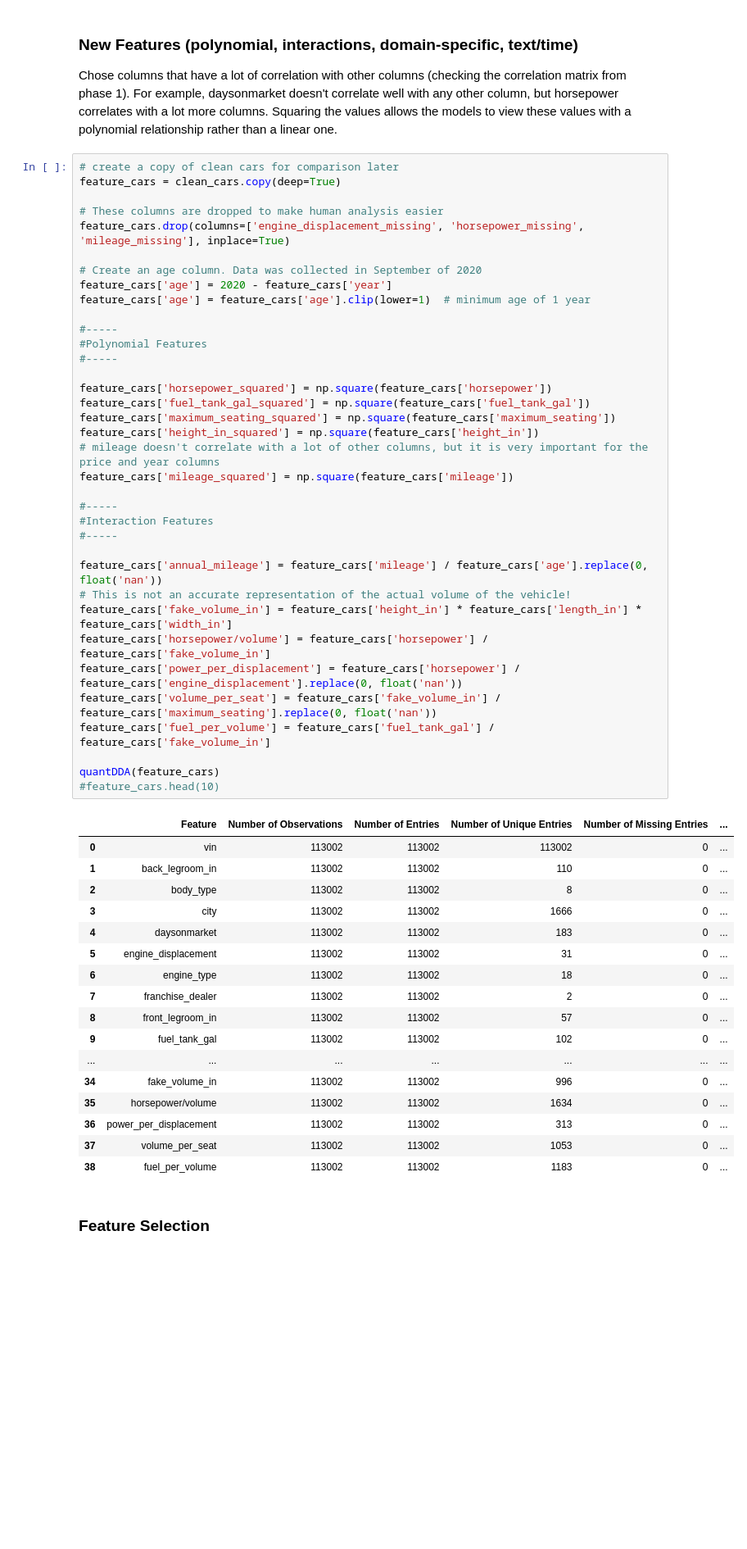
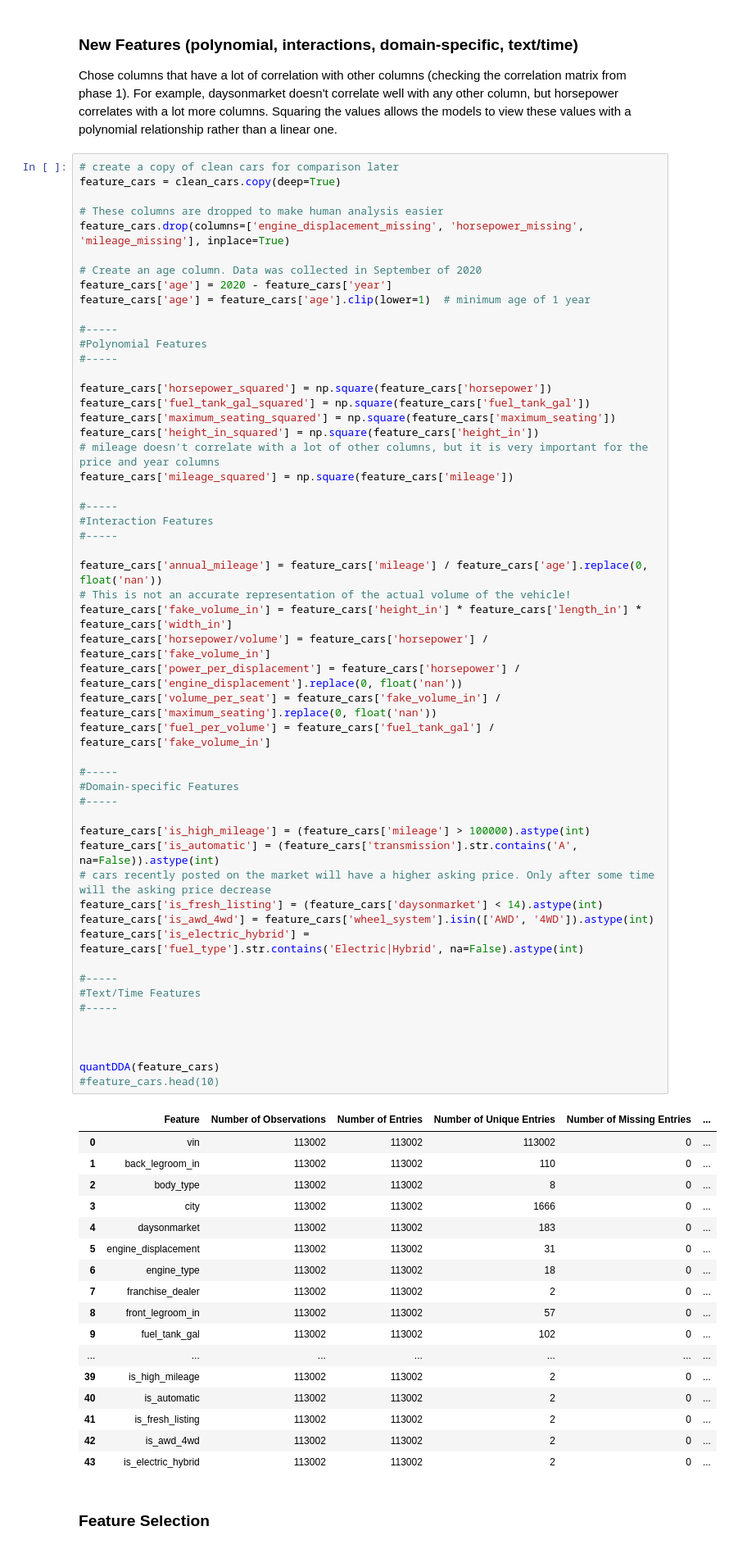
Before and after one commit to chalou123456/COMP333_Group_O, a Jupyter notebook: COMP333_PROJECT_GROUP_O.ipynb, the cells around one changed output. Shown at 82% size. Cells and saved outputs as stored; diff of their text form; blank space fills up the shorter version.

```diff
--- a/COMP333_PROJECT_GROUP_O.ipynb
+++ b/COMP333_PROJECT_GROUP_O.ipynb
@@ -1303,38 +1303,55 @@ feature_cars['height_in_squared'] = np.square(feature_cars['height_in'])
 # mileage doesn't correlate with a lot of other columns, but it is very important for the price and year columns
 feature_cars['mileage_squared'] = np.square(feature_cars['mileage'])
 
 #-----
 #Interaction Features
 #-----
 
 feature_cars['annual_mileage'] = feature_cars['mileage'] / feature_cars['age'].replace(0, float('nan'))
 # This is not an accurate representation of the actual volume of the vehicle!
 feature_cars['fake_volume_in'] = feature_cars['height_in'] * feature_cars['length_in'] * feature_cars['width_in']
 feature_cars['horsepower/volume'] = feature_cars['horsepower'] / feature_cars['fake_volume_in']
 feature_cars['power_per_displacement'] = feature_cars['horsepower'] / feature_cars['engine_displacement'].replace(0, float('nan'))
 feature_cars['volume_per_seat'] = feature_cars['fake_volume_in'] / feature_cars['maximum_seating'].replace(0, float('nan'))
 feature_cars['fuel_per_volume'] = feature_cars['fuel_tank_gal'] / feature_cars['fake_volume_in']
 
+#-----
+#Domain-specific Features
+#-----
+
+feature_cars['is_high_mileage'] = (feature_cars['mileage'] > 100000).astype(int)
+feature_cars['is_automatic'] = (feature_cars['transmission'].str.contains('A', na=False)).astype(int)
+# cars recently posted on the market will have a higher asking price. Only after some time will the asking price decrease
+feature_cars['is_fresh_listing'] = (feature_cars['daysonmarket'] < 14).astype(int)
+feature_cars['is_awd_4wd'] = feature_cars['wheel_system'].isin(['AWD', '4WD']).astype(int)
+feature_cars['is_electric_hybrid'] = feature_cars['fuel_type'].str.contains('Electric|Hybrid', na=False).astype(int)
+
+#-----
+#Text/Time Features
+#-----
+
+
+
 quantDDA(feature_cars)
 #feature_cars.head(10)
 # %% [output]
 |  | Feature | Number of Observations | Number of Entries | Number of Unique Entries | Number of Missing Entries | ... |
 | 0 | vin | 113002 | 113002 | 113002 | 0 | ... |
 | 1 | back_legroom_in | 113002 | 113002 | 110 | 0 | ... |
 | 2 | body_type | 113002 | 113002 | 8 | 0 | ... |
 | 3 | city | 113002 | 113002 | 1666 | 0 | ... |
 | 4 | daysonmarket | 113002 | 113002 | 183 | 0 | ... |
 | 5 | engine_displacement | 113002 | 113002 | 31 | 0 | ... |
 | 6 | engine_type | 113002 | 113002 | 18 | 0 | ... |
 | 7 | franchise_dealer | 113002 | 113002 | 2 | 0 | ... |
 | 8 | front_legroom_in | 113002 | 113002 | 57 | 0 | ... |
 | 9 | fuel_tank_gal | 113002 | 113002 | 102 | 0 | ... |
 | ... | ... | ... | ... | ... | ... | ... |
-| 34 | fake_volume_in | 113002 | 113002 | 996 | 0 | ... |
-| 35 | horsepower/volume | 113002 | 113002 | 1634 | 0 | ... |
-| 36 | power_per_displacement | 113002 | 113002 | 313 | 0 | ... |
-| 37 | volume_per_seat | 113002 | 113002 | 1053 | 0 | ... |
-| 38 | fuel_per_volume | 113002 | 113002 | 1183 | 0 | ... |
+| 39 | is_high_mileage | 113002 | 113002 | 2 | 0 | ... |
+| 40 | is_automatic | 113002 | 113002 | 2 | 0 | ... |
+| 41 | is_fresh_listing | 113002 | 113002 | 2 | 0 | ... |
+| 42 | is_awd_4wd | 113002 | 113002 | 2 | 0 | ... |
+| 43 | is_electric_hybrid | 113002 | 113002 | 2 | 0 | ... |
 # %% [markdown]
 ### Feature Selection
 # %% [markdown]
```
Also changed, not shown: parts of 1 cell of this notebook.
